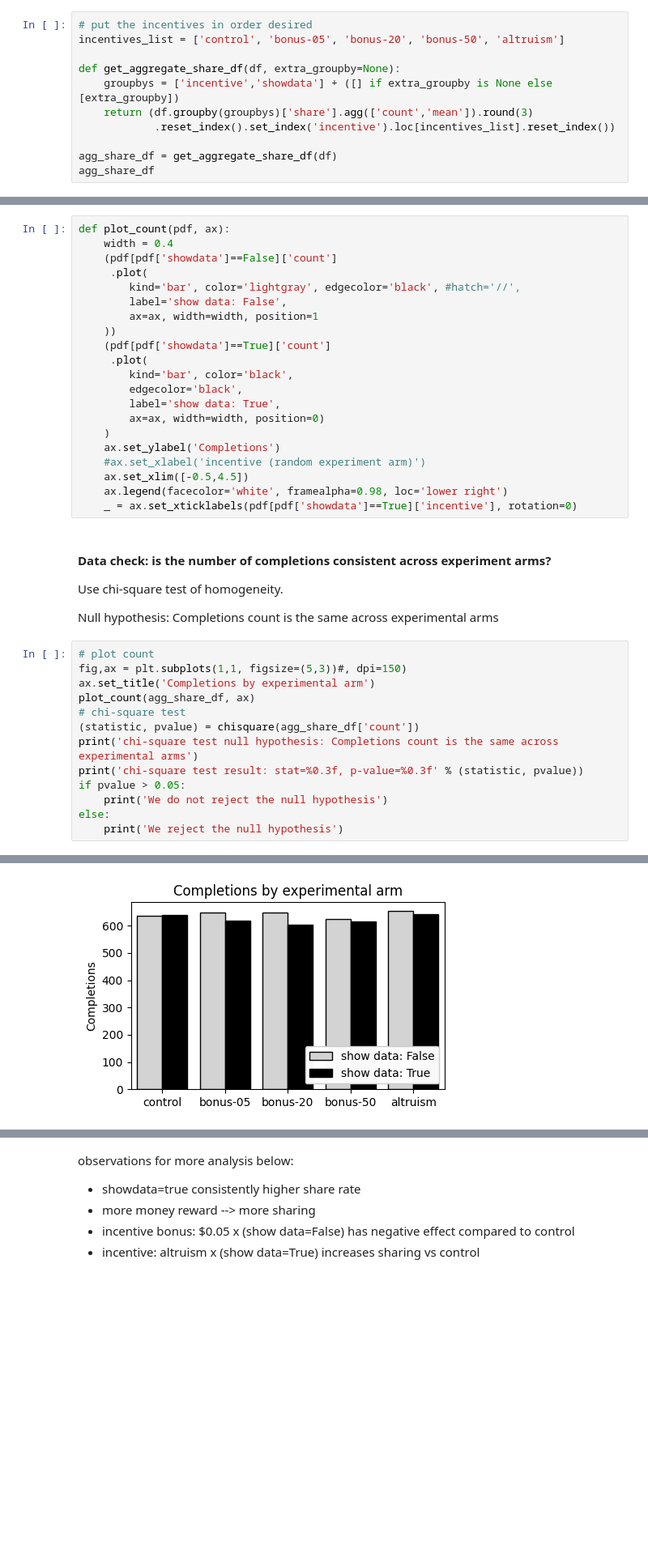
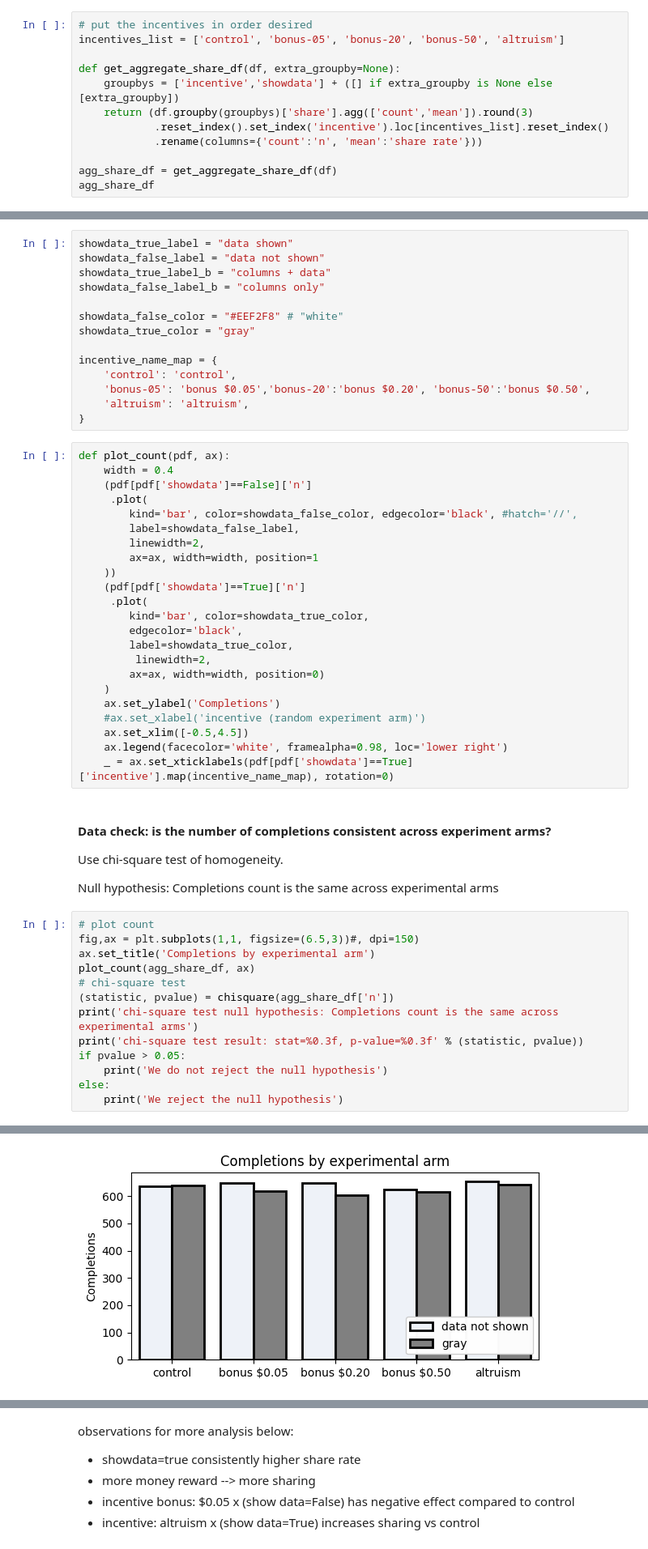
Before and after one commit to aberke/amazon-study, a Jupyter notebook: data-analysis/survey-data.ipynb, the cells around one changed output, grey strips where cells are left out. Shown at 81% size. Cells and saved outputs as stored; diff of their text form; blank space fills up the shorter version.

```diff
--- a/data-analysis/survey-data.ipynb
+++ b/data-analysis/survey-data.ipynb
@@ -143,7 +144,8 @@ incentives_list = ['control', 'bonus-05', 'bonus-20', 'bonus-50', 'altruism']
 def get_aggregate_share_df(df, extra_groupby=None):
     groupbys = ['incentive','showdata'] + ([] if extra_groupby is None else [extra_groupby])
     return (df.groupby(groupbys)['share'].agg(['count','mean']).round(3)
-            .reset_index().set_index('incentive').loc[incentives_list].reset_index())
+            .reset_index().set_index('incentive').loc[incentives_list].reset_index()
+            .rename(columns={'count':'n', 'mean':'share rate'}))
 
 agg_share_df = get_aggregate_share_df(df)
 agg_share_df
@@ -184,24 +191,40 @@ control share rate: 0.771
+# %%
+showdata_true_label = "data shown"
+showdata_false_label = "data not shown"
+showdata_true_label_b = "columns + data"
+showdata_false_label_b = "columns only"
+
+showdata_false_color = "#EEF2F8" # "white"
+showdata_true_color = "gray"
+
+incentive_name_map = {
+    'control': 'control',
+    'bonus-05': 'bonus $0.05','bonus-20':'bonus $0.20', 'bonus-50':'bonus $0.50',
+    'altruism': 'altruism',
+}
 # %%
 def plot_count(pdf, ax):
     width = 0.4
-    (pdf[pdf['showdata']==False]['count']
+    (pdf[pdf['showdata']==False]['n']
      .plot(
-        kind='bar', color='lightgray', edgecolor='black', #hatch='//',
-        label='show data: False',
+        kind='bar', color=showdata_false_color, edgecolor='black', #hatch='//',
+        label=showdata_false_label,
+        linewidth=2,
         ax=ax, width=width, position=1
     ))
-    (pdf[pdf['showdata']==True]['count']
+    (pdf[pdf['showdata']==True]['n']
      .plot(
-        kind='bar', color='black',
+        kind='bar', color=showdata_true_color,
         edgecolor='black',
-        label='show data: True',
+        label=showdata_true_color,
+         linewidth=2,
         ax=ax, width=width, position=0)
     )
     ax.set_ylabel('Completions')
     #ax.set_xlabel('incentive (random experiment arm)')
     ax.set_xlim([-0.5,4.5])
     ax.legend(facecolor='white', framealpha=0.98, loc='lower right')
-    _ = ax.set_xticklabels(pdf[pdf['showdata']==True]['incentive'], rotation=0)
+    _ = ax.set_xticklabels(pdf[pdf['showdata']==True]['incentive'].map(incentive_name_map), rotation=0)
 # %% [markdown]
 #### Data check: is the number of completions consistent across experiment arms?
 
@@ -210,22 +233,22 @@ Use chi-square test of homogeneity.
 Null hypothesis: Completions count is the same across experimental arms
 # %%
 # plot count
-fig,ax = plt.subplots(1,1, figsize=(5,3))#, dpi=150)
+fig,ax = plt.subplots(1,1, figsize=(6.5,3))#, dpi=150)
 ax.set_title('Completions by experimental arm')
 plot_count(agg_share_df, ax)
 # chi-square test
-(statistic, pvalue) = chisquare(agg_share_df['count'])
+(statistic, pvalue) = chisquare(agg_share_df['n'])
 print('chi-square test null hypothesis: Completions count is the same across experimental arms')
 print('chi-square test result: stat=%0.3f, p-value=%0.3f' % (statistic, pvalue))
 if pvalue > 0.05:
     print('We do not reject the null hypothesis')
 else:
     print('We reject the null hypothesis')
 # %% [output]
 chi-square test null hypothesis: Completions count is the same across experimental arms
 chi-square test result: stat=3.953, p-value=0.914
 We do not reject the null hypothesis
-[figure, old version]
+[figure, new version]
 # %%
 def plot_share_rate(pdf, ax, overall_share_rate=overall_share_rate):
     width = 0.4
```
Also changed, not shown: parts of 177 cells of this notebook.
